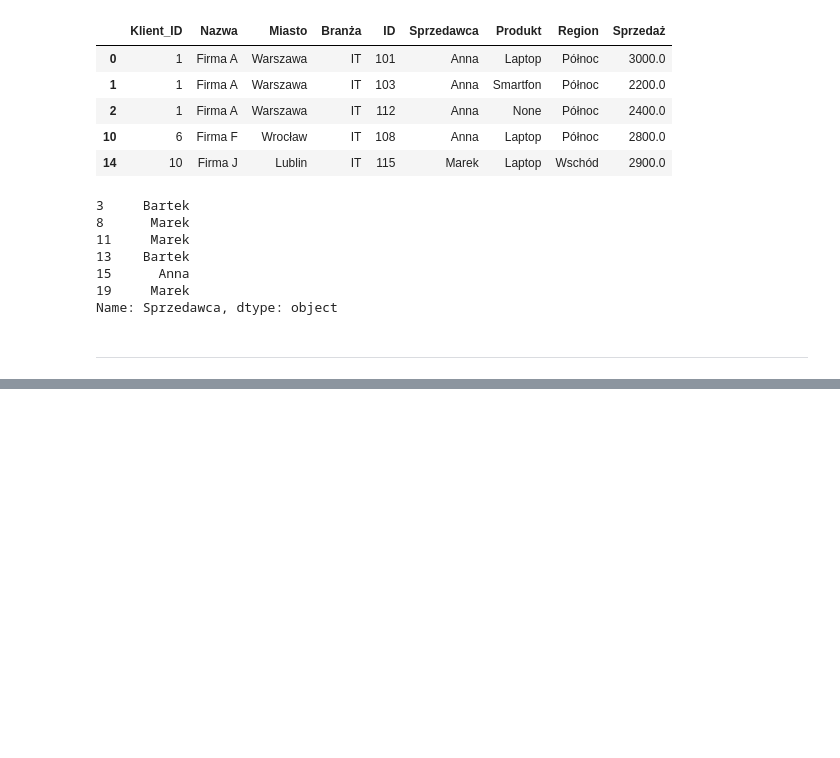
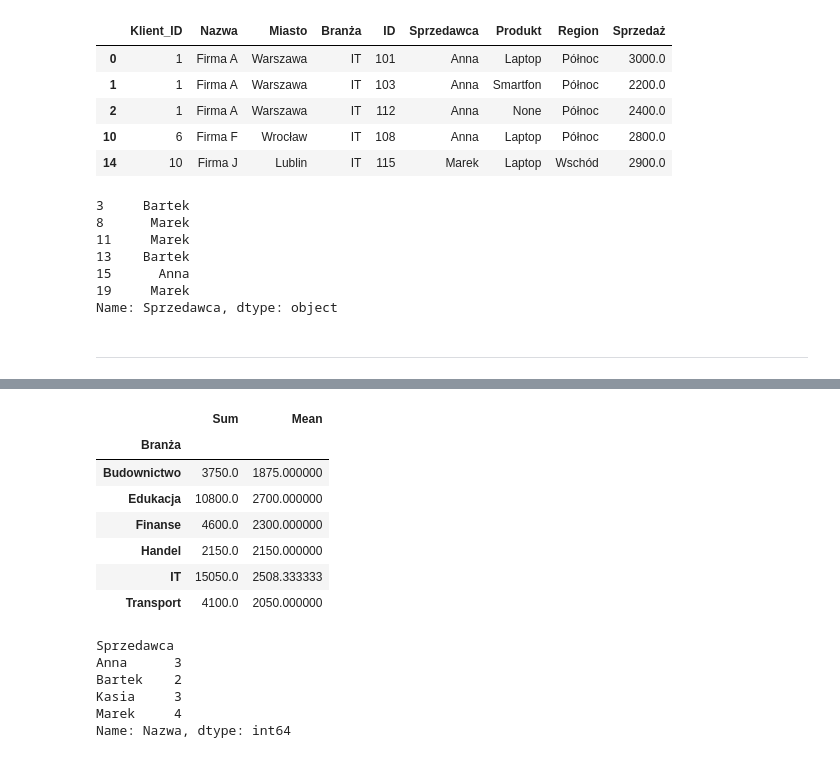
Before and after one commit to KonradGonrad/Pandas, a Jupyter notebook: mini_project.ipynb, the cells around one changed output, grey strips where cells are left out. Drawn from its saved outputs; the diff is of its cells as text; code cells hidden in the pictures; blank space fills up the shorter version.

```diff
--- a/mini_project.ipynb
+++ b/mini_project.ipynb
@@ -402,0 +511,23 @@ Name: Sprzedawca, dtype: object
+# %%
+# Mean sales and sum of sales for each industry
+
+df_merged.groupby(by='Branża', as_index=True).agg(Sum = ('Sprzedaż', 'sum'),
+                                   Mean = ('Sprzedaż', 'mean'))
+# %% [output]
+|  | Sum | Mean |
+| Branża |  |  |
+| Budownictwo | 3750.0 | 1875.000000 |
+| Edukacja | 10800.0 | 2700.000000 |
+| Finanse | 4600.0 | 2300.000000 |
+| Handel | 2150.0 | 2150.000000 |
+| IT | 15050.0 | 2508.333333 |
+| Transport | 4100.0 | 2050.000000 |
+# %%
+df_merged.groupby(by=['Sprzedawca'])['Nazwa'].nunique() # Number of companies distributed by each seller
+# %% [output]
+Sprzedawca
+Anna      3
+Bartek    2
+Kasia     3
+Marek     4
+Name: Nazwa, dtype: int64
```
Also changed, not shown: parts of 17 cells of this notebook.
